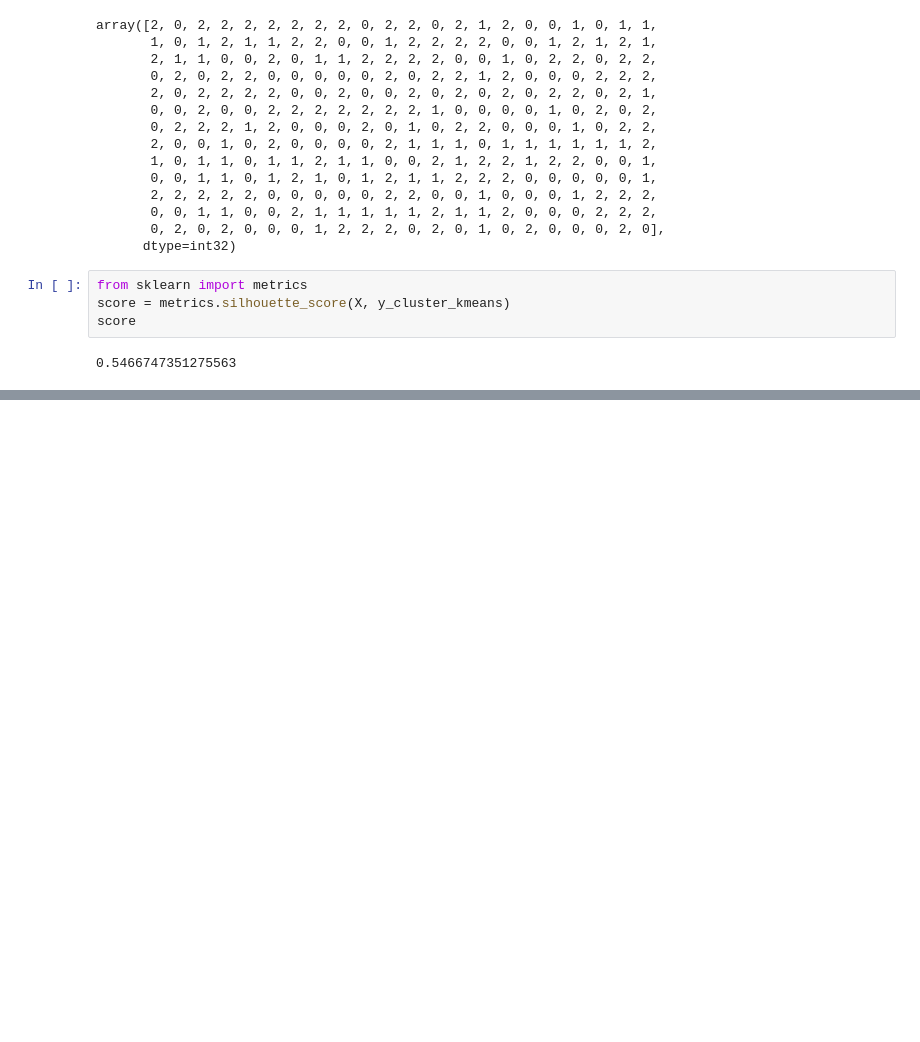
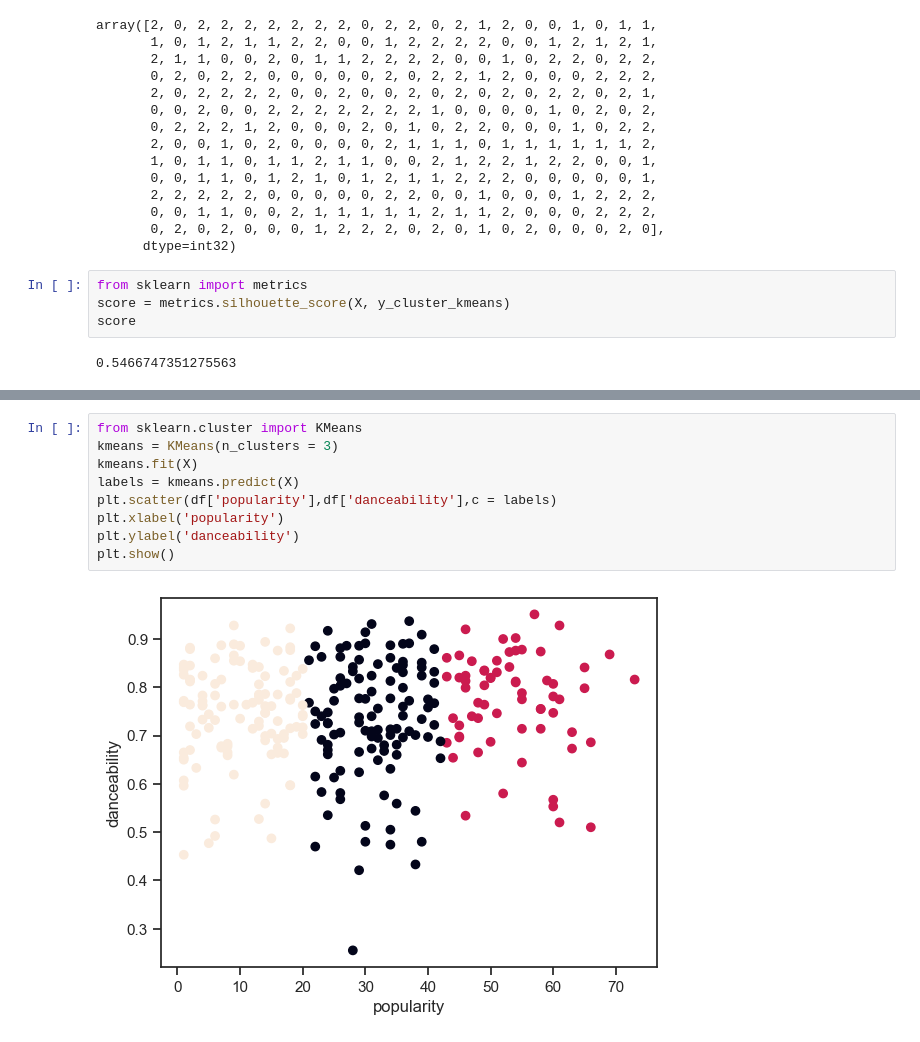
Before and after one commit to Lokeshzz7/MusicTaste_Clustering, a Jupyter notebook: music.ipynb, the cells around one changed output, grey strips where cells are left out. Drawn from its saved outputs; the diff is of its cells as text; blank space fills up the shorter version.

```diff
--- a/music.ipynb
+++ b/music.ipynb
@@ -225,0 +243,11 @@ score
+# %%
+from sklearn.cluster import KMeans
+kmeans = KMeans(n_clusters = 3)
+kmeans.fit(X)
+labels = kmeans.predict(X)
+plt.scatter(df['popularity'],df['danceability'],c = labels)
+plt.xlabel('popularity')
+plt.ylabel('danceability')
+plt.show()
+# %% [output]
+[figure, added]
```
Also changed, not shown: parts of 2 cells of this notebook.
